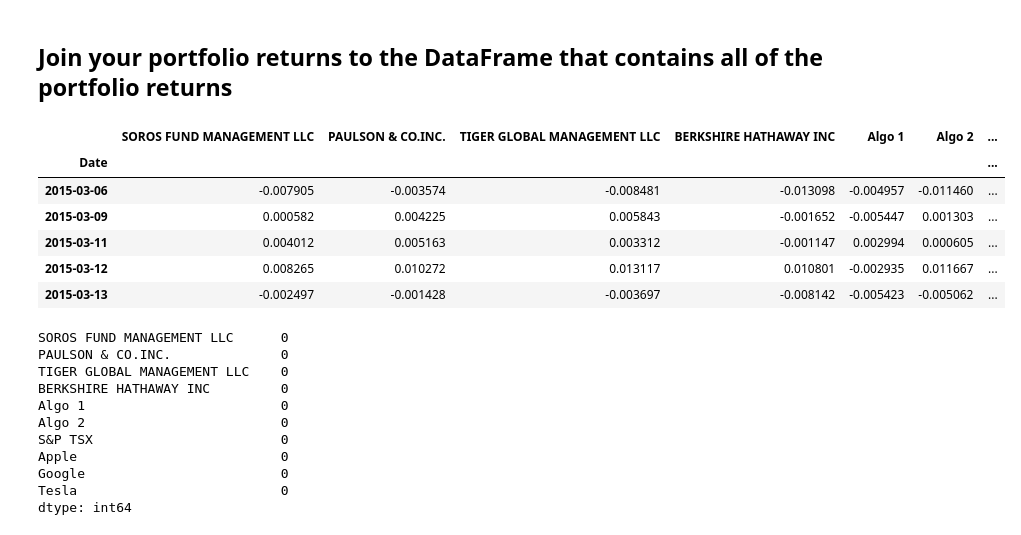
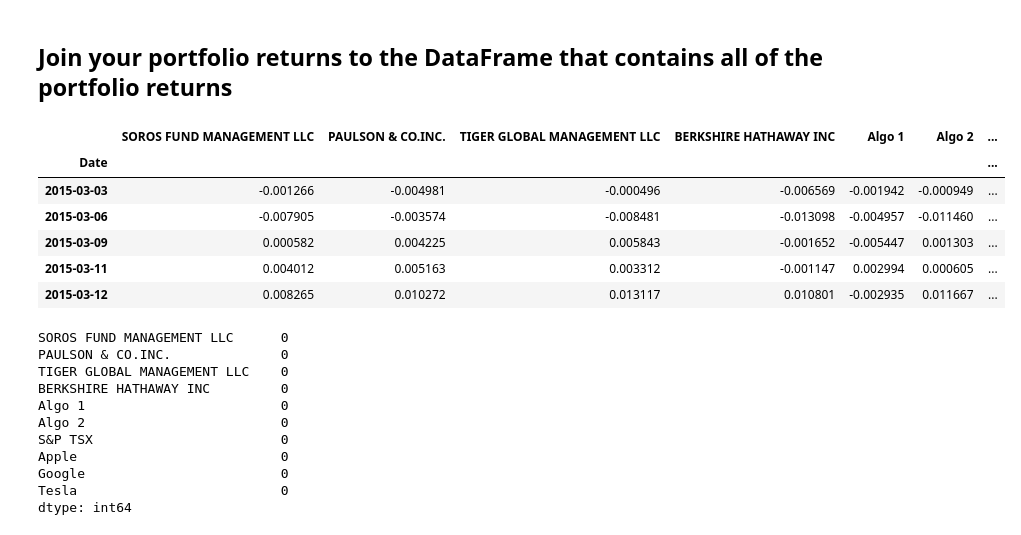
Before and after one commit to nagpalmanpreet/whale-analysis, a Jupyter notebook: whale_analysis.ipynb, the cells around one changed output. Cells and saved outputs as stored; diff of their text form; code cells hidden in the pictures.

```diff
--- a/whale_analysis.ipynb
+++ b/whale_analysis.ipynb
@@ -211,6 +211,9 @@ concatenated_df = pd.concat(
 
 #print(concatenated_df.columns.tolist())
 
+# Sort index in ascending order by the date
+concatenated_df = concatenated_df.sort_index()
+
 # Display few records of concatenated_df
 concatenated_df.head()
 # %% [output]
@@ -491,6 +494,10 @@ my_portfolio = pd.concat([
     tesla_df
 
 ],axis='columns', join='inner')
+
+# Sort index in ascending order by the date
+my_portfolio = my_portfolio.sort_index()
+
 my_portfolio.head()
 # %% [output]
 |  | Apple | Google | Tesla |
@@ -562,20 +569,23 @@ Length: 1047, dtype: float64
 # %%
 # Join your returns DataFrame to the original returns DataFrame
 concatenated_df = pd.concat([
     concatenated_df,
     my_portfolio
 ], axis='columns', join='inner')
 
+# Sort index in ascending order by the date
+concatenated_df = concatenated_df.sort_index()
+
 # Display sample data
 concatenated_df.head()
 # %% [output]
 |  | SOROS FUND MANAGEMENT LLC | PAULSON & CO.INC. | TIGER GLOBAL MANAGEMENT LLC | BERKSHIRE HATHAWAY INC | Algo 1 | Algo 2 | ... |
 | Date |  |  |  |  |  |  | ... |
+| 2015-03-03 | -0.001266 | -0.004981 | -0.000496 | -0.006569 | -0.001942 | -0.000949 | ... |
 | 2015-03-06 | -0.007905 | -0.003574 | -0.008481 | -0.013098 | -0.004957 | -0.011460 | ... |
 | 2015-03-09 | 0.000582 | 0.004225 | 0.005843 | -0.001652 | -0.005447 | 0.001303 | ... |
 | 2015-03-11 | 0.004012 | 0.005163 | 0.003312 | -0.001147 | 0.002994 | 0.000605 | ... |
 | 2015-03-12 | 0.008265 | 0.010272 | 0.013117 | 0.010801 | -0.002935 | 0.011667 | ... |
-| 2015-03-13 | -0.002497 | -0.001428 | -0.003697 | -0.008142 | -0.005423 | -0.005062 | ... |
 # %%
 # Only compare dates where return data exists for all the stocks (drop NaNs)
 concatenated_df = concatenated_df.dropna()
```
Also changed, not shown: parts of 8 cells of this notebook.
